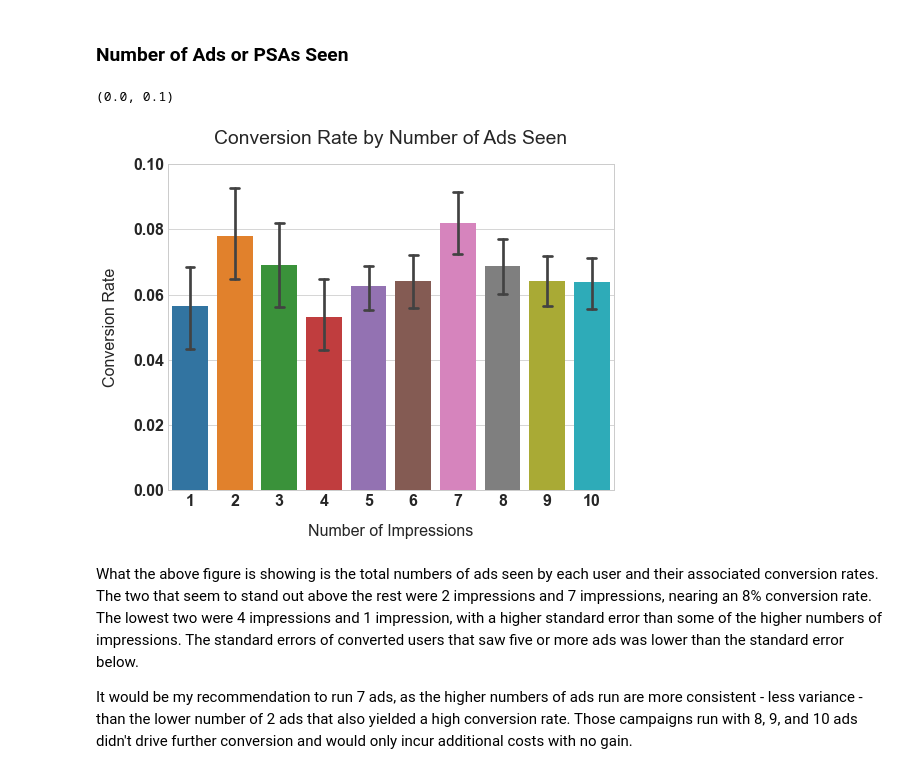
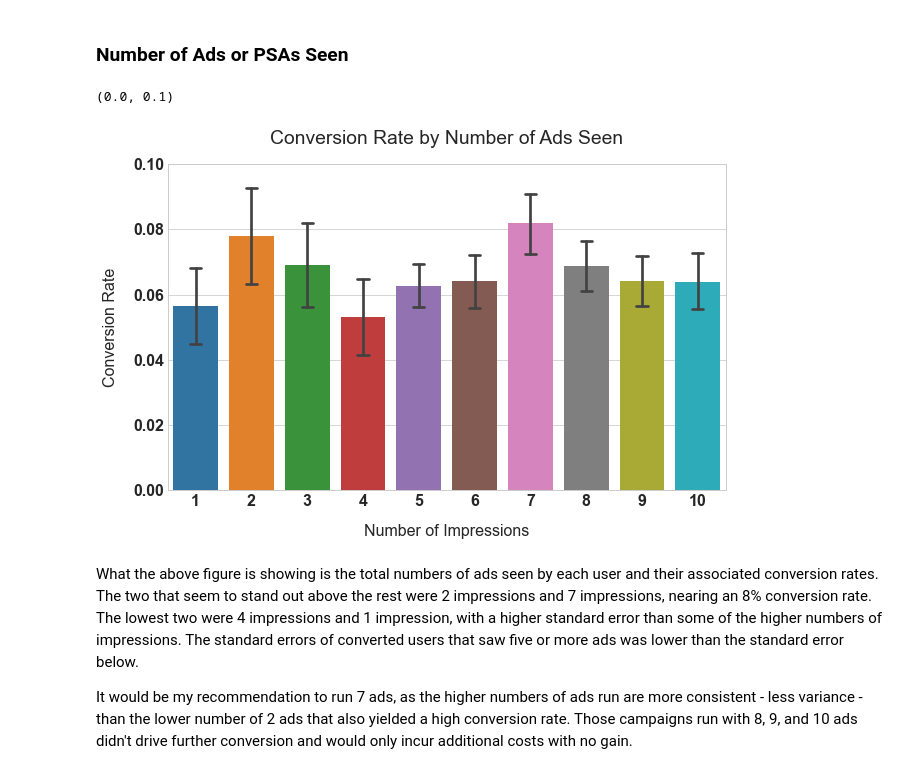
Before and after one commit to FreshOats/Marketing_Analysis, a Jupyter notebook: Ad_Campaign_AB_Test.ipynb, the cells around one changed output. Saved outputs shown, nothing was run; the diff lists cells and outputs as text; code cells hidden in the pictures.

```diff
--- a/Ad_Campaign_AB_Test.ipynb
+++ b/Ad_Campaign_AB_Test.ipynb
@@ -341,17 +340,17 @@ psas_converted = psas[psas['converted']==True]
 # %% [markdown]
 ### Number of Ads or PSAs Seen
 # %%
-plt.figure(figsize=(8, 6))
+plt.figure(figsize=(10, 6))
 
 sns.barplot(data=ads, x='total_user_impressions', y='converted',
             estimator=np.mean, ci=80, capsize=0.2)
 plt.title('Conversion Rate by Number of Ads Seen', pad=20)
 plt.xlabel('Number of Impressions', labelpad=15)
 plt.ylabel('Conversion Rate', labelpad=15)
 plt.ylim([0.0, 0.10])
 # %% [output]
 (0.0, 0.1)
-[figure, old version]
+[figure, new version]
 # %% [markdown]
 What the above figure is showing is the total numbers of ads seen by each user and their associated conversion rates. The two that seem to stand out above the rest were 2 impressions and 7 impressions, nearing an 8% conversion rate. The lowest two were 4 impressions and 1 impression, with a higher standard error than some of the higher numbers of impressions. The standard errors of converted users that saw five or more ads was lower than the standard error below.
 
```
Also changed, not shown: parts of 13 cells of this notebook, 13 other files.
